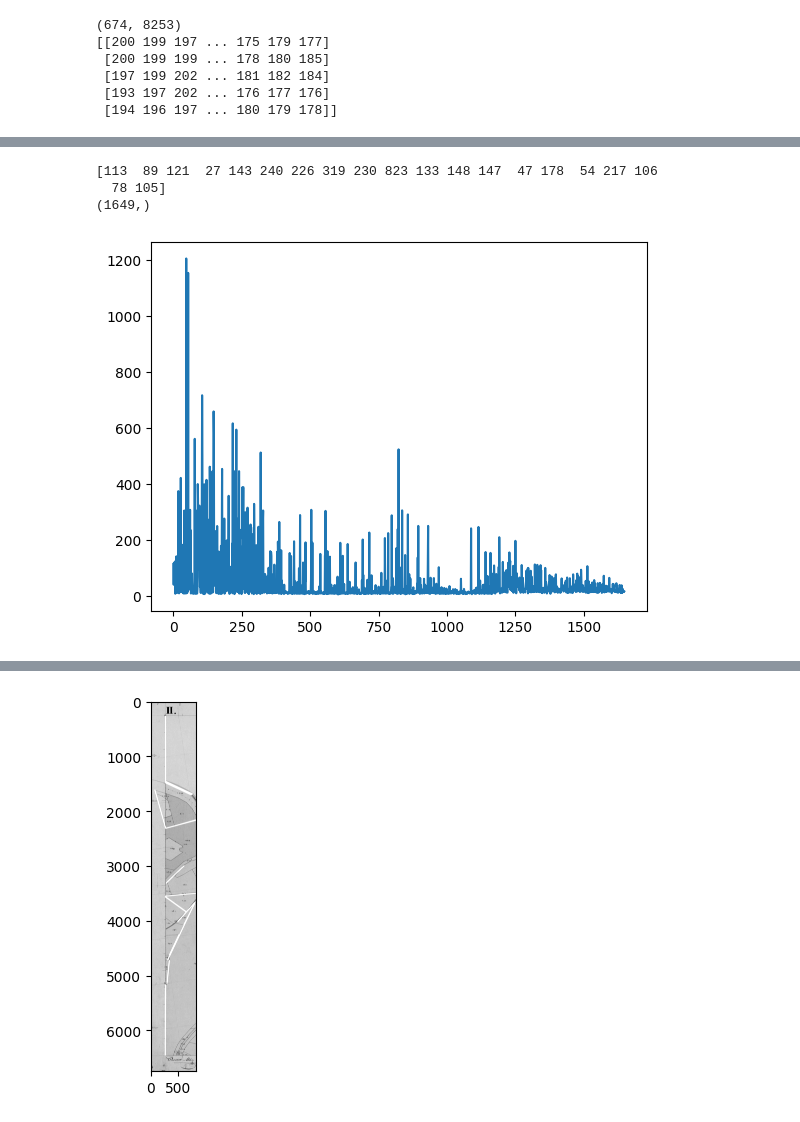
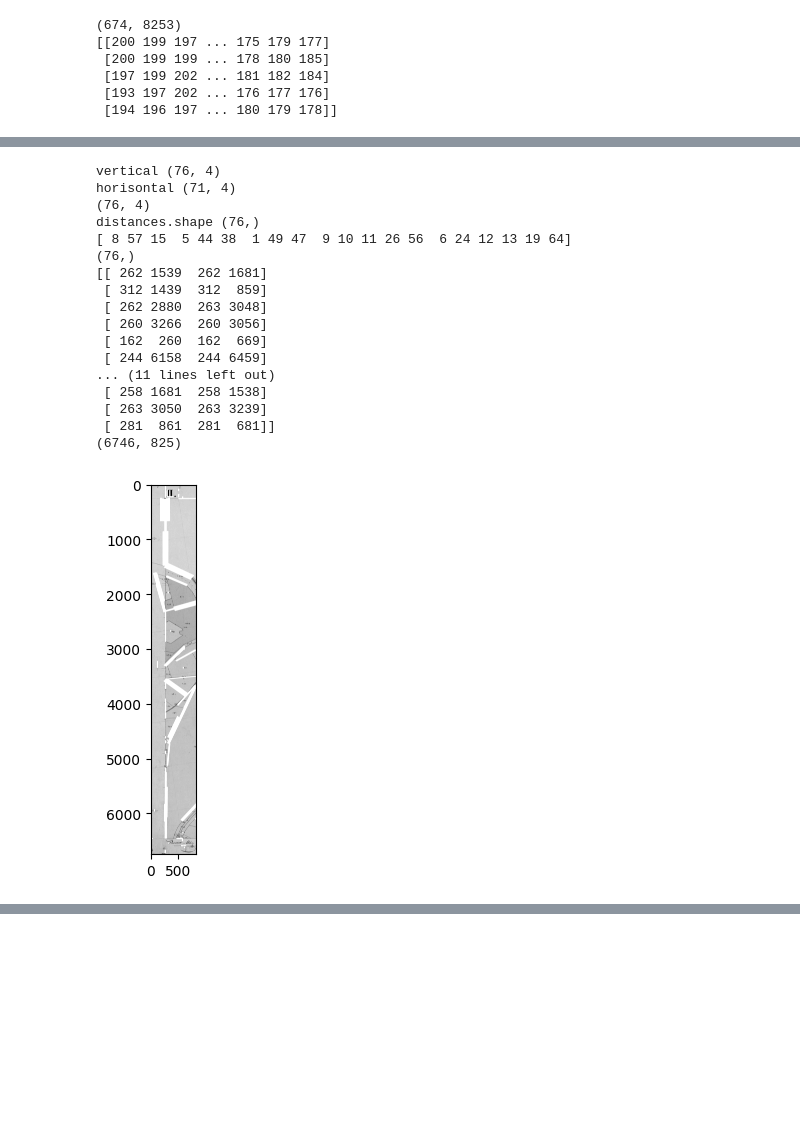
Before and after one commit to danschnurp/kiv-zvi, a Jupyter notebook: SP/experiments.ipynb, the cells around one changed output, grey strips where cells are left out. Saved outputs shown, nothing was run; the diff lists cells and outputs as text; code cells hidden in the pictures; blank space fills up the shorter version.

```diff
--- a/SP/experiments.ipynb
+++ b/SP/experiments.ipynb
@@ -100,26 +100,58 @@ print(top_border[:5])
 def euclidean_2D(x1, x2, y1, y2):
     return np.sqrt((x1-x2)**2 + (y1-y2)**2)
 
-def make_line_detection(border):
+def get_vertical(x1, x2, y1, y2, theta=0.1, min_value=20):
+    """
+    computes if is line vertical or horisontal like by parameters theta as and min_value
+    """
+
+    if np.square(x1 - x2) < theta and np.square(y1 - y2) > min_value:
+        return True
+    elif np.square(x1 - x2) > min_value and np.square(y1 - y2) < theta:
+        return False
+
+
+
+
+
+
+def make_line_detection(border, horisontal_only=False, vertical_only=False):
     # Create default parametrization LSD
     lsd = cv2.createLineSegmentDetector(0)
 
     # Detect lines in the image
     lines = lsd.detect(border)[0]  # Position 0 of the returned tuple are the detected lines
     lines = np.squeeze(lines)
+
+
+    directions = np.array([get_vertical(i[0], i[2], i[1], i[3], 0.1, 20)  for i in lines])
+    vertical = lines[directions == True,:]
+    print("vertical", vertical.shape)
+    horisontal = lines[directions == False,:]
+    print("horisontal", horisontal.shape)
+
+    if horisontal_only:
+        lines = horisontal
+
+    elif vertical_only:
+        lines = vertical
+
+
+    print(lines.shape)
     distances = np.array([euclidean_2D(i[0], i[2], i[1], i[3],)  for i in lines])
-    longest_line_index = np.argpartition(distances, -20)[-20:]
-    print(longest_line_index)
+    print("distances.shape", distances.shape)
+    longest_line_indexes = distances[distances > np.mean(distances)]
     print(distances.shape)
     plt.plot(np.arange(0, len(distances)), distances)
     plt.show()
-    longest_lines = lines[longest_line_index]
+    longest_lines = lines[longest_line_indexes]
+
     longest_lines = longest_lines.astype(int)
     print(longest_lines)
 
     # Draw detected lines in the image
     for i in longest_lines:
-        border = cv2.line(border, (i[0], i[1]), (i[2], i[3]), (255,0,0),20)
+        border = cv2.line(border, (i[0], i[1]), (i[2], i[3]), (255,0,0))
     print(border.shape)
     # It converts the image from BGR to grayscale.
     # drawn_img = cv2.cvtColor(white, cv2.COLOR_BGR2GRAY)
@@ -153,7 +170,21 @@ make_line_detection(right_border)
 # %%
-make_line_detection(left_border)
+make_line_detection(left_border, vertical_only=True)
 # %% [output]
-[113  89 121  27 143 240 226 319 230 823 133 148 147  47 178  54 217 106
-  78 105]
-(1649,)
+vertical (76, 4)
+horisontal (71, 4)
+(76, 4)
+distances.shape (76,)
+[ 8 57 15  5 44 38  1 49 47  9 10 11 26 56  6 24 12 13 19 64]
+(76,)
+[[ 262 1539  262 1681]
+ [ 312 1439  312  859]
+ [ 262 2880  263 3048]
+ [ 260 3266  260 3056]
+ [ 162  260  162  669]
+ [ 244 6158  244 6459]
+... (11 lines left out)
+ [ 258 1681  258 1538]
+ [ 263 3050  263 3239]
+ [ 281  861  281  681]]
+(6746, 825)
-[figure, old version]
+[figure, new version]
@@ -177,2 +191 @@ make_line_detection(left_border)
-[figure, removed]
 # %%
```
Also changed, not shown: parts of 5 cells of this notebook, 1 other file.
